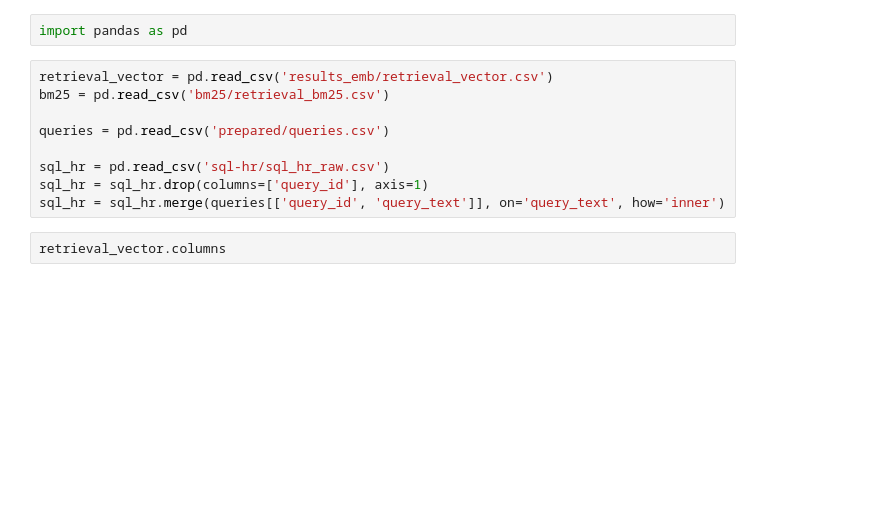
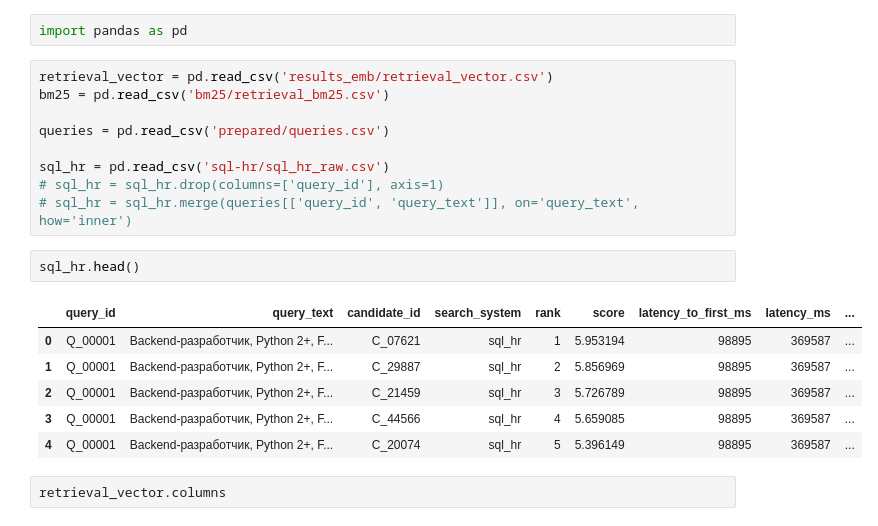
Before and after one commit to LISA-ITMO/SQL-HR, a Jupyter notebook: validation_dataset/sql_hr_data_prepare.ipynb, the cells around one changed output. Cells and saved outputs as stored; diff of their text form; blank space fills up the shorter version.

```diff
--- a/validation_dataset/sql_hr_data_prepare.ipynb
+++ b/validation_dataset/sql_hr_data_prepare.ipynb
@@ -7,8 +7,17 @@ bm25 = pd.read_csv('bm25/retrieval_bm25.csv')
 queries = pd.read_csv('prepared/queries.csv')
 
 sql_hr = pd.read_csv('sql-hr/sql_hr_raw.csv')
-sql_hr = sql_hr.drop(columns=['query_id'], axis=1)
-sql_hr = sql_hr.merge(queries[['query_id', 'query_text']], on='query_text', how='inner')
+# sql_hr = sql_hr.drop(columns=['query_id'], axis=1)
+# sql_hr = sql_hr.merge(queries[['query_id', 'query_text']], on='query_text', how='inner')
+# %%
+sql_hr.head()
+# %% [output]
+|  | query_id | query_text | candidate_id | search_system | rank | score | latency_to_first_ms | latency_ms | ... |
+| 0 | Q_00001 | Backend-разработчик, Python 2+, F... | C_07621 | sql_hr | 1 | 5.953194 | 98895 | 369587 | ... |
+| 1 | Q_00001 | Backend-разработчик, Python 2+, F... | C_29887 | sql_hr | 2 | 5.856969 | 98895 | 369587 | ... |
+| 2 | Q_00001 | Backend-разработчик, Python 2+, F... | C_21459 | sql_hr | 3 | 5.726789 | 98895 | 369587 | ... |
+| 3 | Q_00001 | Backend-разработчик, Python 2+, F... | C_44566 | sql_hr | 4 | 5.659085 | 98895 | 369587 | ... |
+| 4 | Q_00001 | Backend-разработчик, Python 2+, F... | C_20074 | sql_hr | 5 | 5.396149 | 98895 | 369587 | ... |
 # %%
 retrieval_vector.columns
 # %% [output]
```
Also changed, not shown: parts of 6 cells of this notebook, 14 other files.
